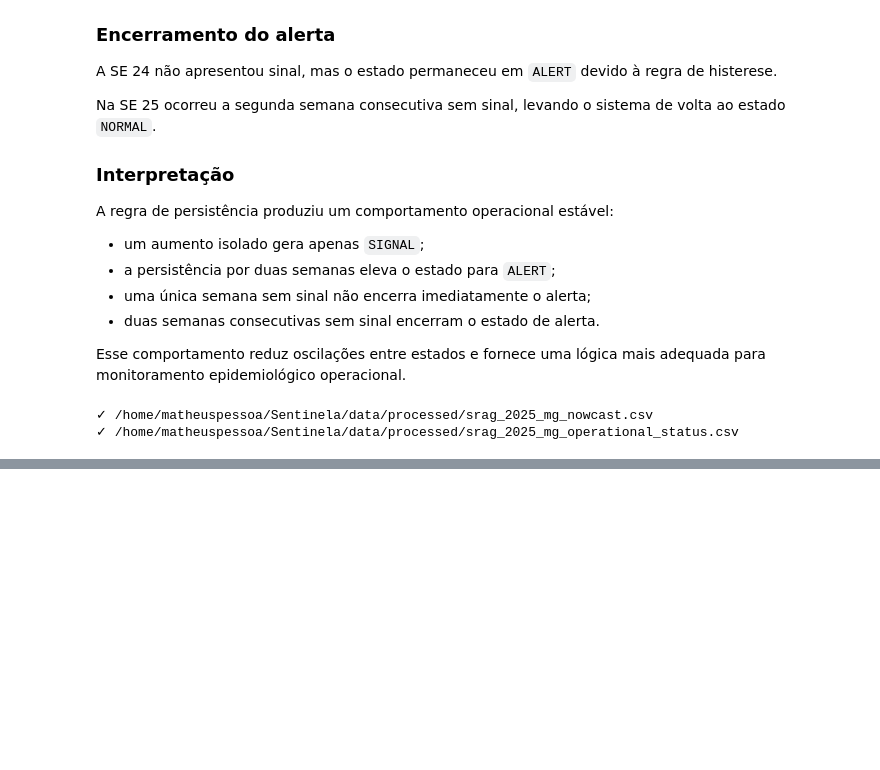
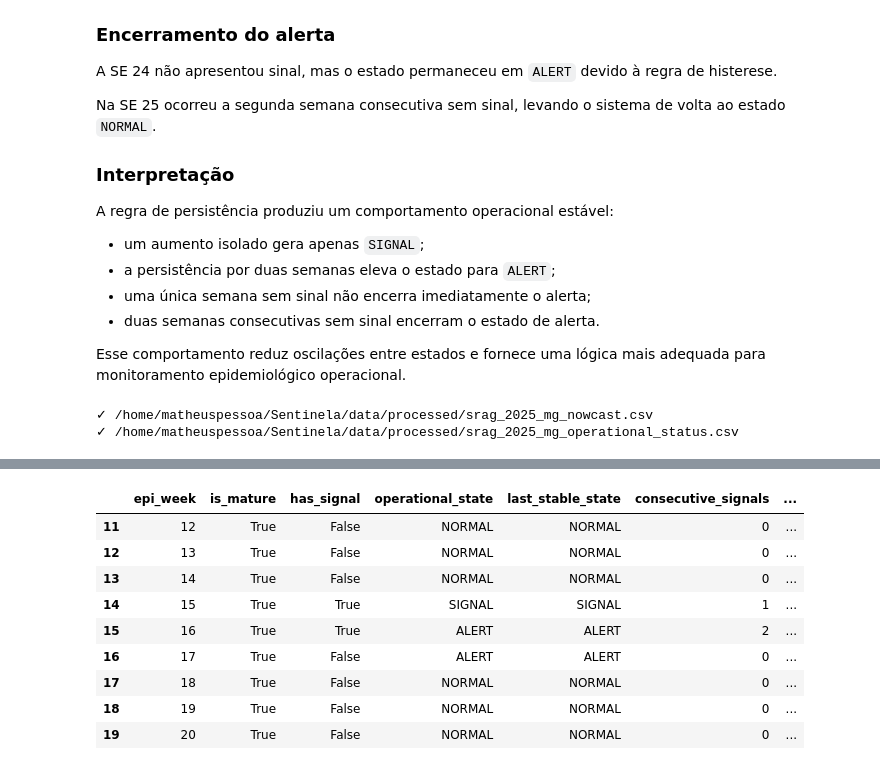
Before and after one commit to MatheusRPessoa/Sentinela, a Jupyter notebook: notebooks/reporting_delay_analysis.ipynb, the cells around one changed output, grey strips where cells are left out. Cells and saved outputs as stored; diff of their text form; code cells hidden in the pictures; blank space fills up the shorter version.

```diff
--- a/notebooks/reporting_delay_analysis.ipynb
+++ b/notebooks/reporting_delay_analysis.ipynb
@@ -2380,0 +2953,95 @@ print("✓", operational_2025_path)
+# %%
+states_2026 = []
+
+current_state = "NORMAL"
+
+consecutive_signals = 0
+consecutive_no_signals = 0
+
+for row in weekly_status_2026.itertuples(
+    index=False
+):
+    epi_week = int(row.epi_week)
+    is_madure = bool(row.is_mature)
+
+    if not is_madure:
+        states_2026.append(
+            {
+                "epi_week": epi_week,
+                "is_mature": False,
+                "has_signal": None,
+                "operational_state": "PENDING",
+                "last_stable_state": current_state,
+                "consecutive_signals":
+                    consecutive_signals,
+                "consecutive_no_signals":
+                    consecutive_no_signals,
+            }
+        )
+
+        continue
+
+    has_signal = bool(row.has_signal)
+
+    if has_signal:
+        consecutive_signals += 1
+        consecutive_no_signals = 0
+
+        if current_state == "NORMAL":
+            current_state = "SIGNAL"
+
+        elif current_state == "SIGNAL":
+            if consecutive_signals >= 2:
+                current_state = "ALERT"
+
+        elif current_state == "ALERT":
+            current_state = "ALERT"
+
+    else:
+        consecutive_signals = 0
+        consecutive_no_signals += 1
+
+        if current_state == "SIGNAL":
+            current_state = "NORMAL"
+
+        elif current_state == "ALERT":
+            if consecutive_no_signals >= 2:
+                current_state = "NORMAL"
+
+
+    states_2026.append(
+        {
+            "epi_week": epi_week,
+            "is_mature": True,
+            "has_signal": has_signal,
+            "operational_state": current_state,
+            "last_stable_state": current_state,
+            "consecutive_signals":
+                consecutive_signals,
+            "consecutive_no_signals":
+                consecutive_no_signals,
+        }
+    )
+
+operational_2026 =pd.DataFrame(
+    states_2026
+)
+
+display(
+    operational_2026.loc[
+        operational_2026[
+            "epi_week"
+        ].between(12, 20)
+    ]
+)
+# %% [output]
+|  | epi_week | is_mature | has_signal | operational_state | last_stable_state | consecutive_signals | ... |
+| 11 | 12 | True | False | NORMAL | NORMAL | 0 | ... |
+| 12 | 13 | True | False | NORMAL | NORMAL | 0 | ... |
+| 13 | 14 | True | False | NORMAL | NORMAL | 0 | ... |
+| 14 | 15 | True | True | SIGNAL | SIGNAL | 1 | ... |
+| 15 | 16 | True | True | ALERT | ALERT | 2 | ... |
+| 16 | 17 | True | False | ALERT | ALERT | 0 | ... |
+| 17 | 18 | True | False | NORMAL | NORMAL | 0 | ... |
+| 18 | 19 | True | False | NORMAL | NORMAL | 0 | ... |
+| 19 | 20 | True | False | NORMAL | NORMAL | 0 | ... |
```
Also changed, not shown: parts of 16 cells of this notebook, 3 other files.
